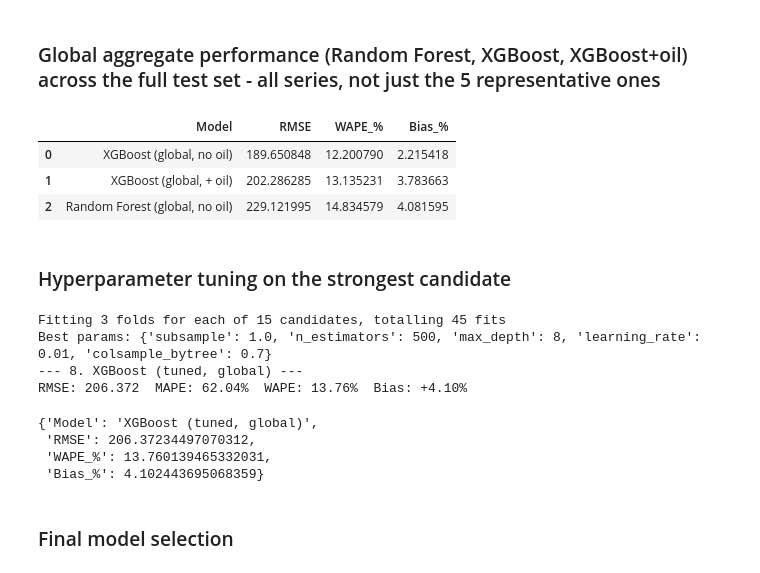
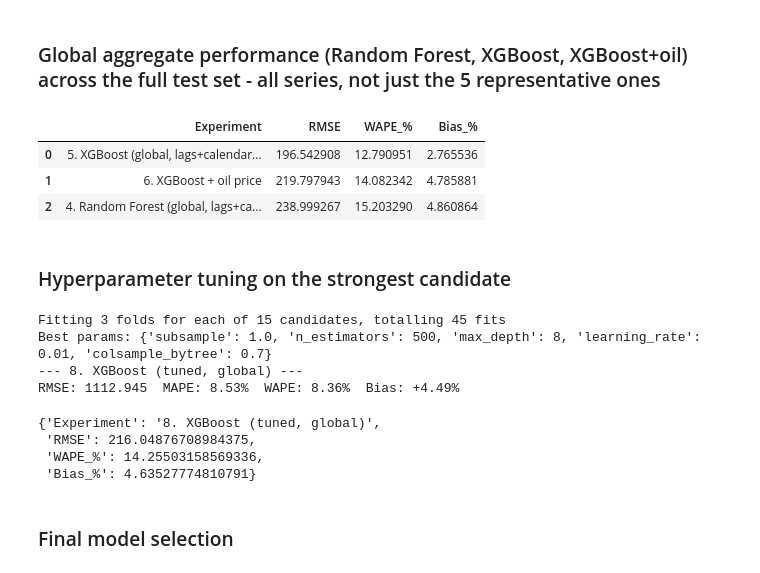
Before and after one commit to Sudharshan205-Proj/retail-demand-forecasting, a Jupyter notebook: retail-demand-forecasting.ipynb, the cells around one changed output. Drawn from its saved outputs; the diff is of its cells as text; code cells hidden in the pictures.

```diff
--- a/retail-demand-forecasting.ipynb
+++ b/retail-demand-forecasting.ipynb
@@ -668,10 +667,17 @@ data = data.merge(oil_filled, on="date", how="left")
 
 data["is_holiday"] = data["date"].isin(holiday_dates).astype("int8")
 
-data = data.merge(transactions, on=["date", "store_nbr"], how="left")
-data["transactions"] = data.groupby("store_nbr", observed=True)["transactions"].transform(
-    lambda s: s.fillna(s.median())
-)
+# Previous-day transactions: same-day traffic isn't known at forecast time (and test.csv has no
+# transactions), so the feature is each store's transaction count from the day before.
+transactions_lag1 = transactions.assign(date=transactions["date"] + pd.Timedelta(days=1))
+transactions_lag1 = transactions_lag1.rename(columns={"transactions": "transactions_lag_1"})
+data = data.merge(transactions_lag1, on=["date", "store_nbr"], how="left")
+
+# Fill gaps with each store's own median, computed on pre-validation dates only (no look-ahead).
+fill_cutoff = train["date"].max() - pd.Timedelta(days=29)   # = validation start (15-day val + 15-day test)
+store_median = transactions[transactions["date"] < fill_cutoff].groupby("store_nbr")["transactions"].median()
+data["transactions_lag_1"] = data["transactions_lag_1"].fillna(data["store_nbr"].map(store_median))
+data["transactions_lag_1"] = data["transactions_lag_1"].fillna(transactions["transactions"].median())
 
 print(f"Merged shape: {data.shape}")
 data.head()
@@ -726,7 +732,7 @@ feature_cols_base = [
     "onpromotion", "any_promotion", "is_holiday", "cluster",
     "sales_lag_7", "sales_lag_14", "sales_lag_28",
     "rolling_mean_7", "rolling_mean_28", "rolling_std_7",
-    "dayofweek", "month", "day", "is_weekend", "transactions",
+    "dayofweek", "month", "day", "is_weekend", "transactions_lag_1",
 ] + [c for c in data.columns if c.startswith("family_") or c.startswith("store_type_")]
 
 feature_cols_with_oil = feature_cols_base + ["oil_price", "oil_price_change"]
@@ -1101,27 +1121,27 @@ results_df
 # %%
 global_results = []
 
 def evaluate_global(name, y_true, y_pred):
     metrics = {
-        "Model": name,
+        "Experiment": name,
         "RMSE": rmse(y_true, y_pred),
         "WAPE_%": wape(y_true, y_pred),
         "Bias_%": forecast_bias(y_true, y_pred),
     }
     global_results.append(metrics)
     return metrics
 
-evaluate_global("Random Forest (global, no oil)", y_test_full.values, rf_pred_full)
-evaluate_global("XGBoost (global, no oil)", y_test_full.values, xgb_pred_full)
-evaluate_global("XGBoost (global, + oil)", y_test_full.values, xgb_oil_pred_full)
+evaluate_global("4. Random Forest (global, lags+calendar+promo+holiday)", y_test_full.values, rf_pred_full)
+evaluate_global("5. XGBoost (global, lags+calendar+promo+holiday)", y_test_full.values, xgb_pred_full)
+evaluate_global("6. XGBoost + oil price", y_test_full.values, xgb_oil_pred_full)
 
 global_results_df = pd.DataFrame(global_results).sort_values("WAPE_%").reset_index(drop=True)
 global_results_df
 # %% [output]
-|  | Model | RMSE | WAPE_% | Bias_% |
-| 0 | XGBoost (global, no oil) | 189.650848 | 12.200790 | 2.215418 |
-| 1 | XGBoost (global, + oil) | 202.286285 | 13.135231 | 3.783663 |
-| 2 | Random Forest (global, no oil) | 229.121995 | 14.834579 | 4.081595 |
+|  | Experiment | RMSE | WAPE_% | Bias_% |
+| 0 | 5. XGBoost (global, lags+calendar... | 196.542908 | 12.790951 | 2.765536 |
+| 1 | 6. XGBoost + oil price | 219.797943 | 14.082342 | 4.785881 |
+| 2 | 4. Random Forest (global, lags+ca... | 238.999267 | 15.203290 | 4.860864 |
 # %% [markdown]
 ### Hyperparameter tuning on the strongest candidate
 # %%
@@ -1143,24 +1163,30 @@ search = RandomizedSearchCV(
     xgb_base, param_distributions=param_dist, n_iter=15, scoring="neg_root_mean_squared_error",
     cv=tscv, random_state=RANDOM_STATE, n_jobs=-1, verbose=1,
 )
-search.fit(X_train_full, y_train_full)
+# TimeSeriesSplit splits by row position, and train_df is ordered by store x family x date, so
+# sort by date first - otherwise the "time" folds would be blocks of stores, not blocks of time.
+date_order = train_df["date"].sort_values(kind="stable").index
+X_train_sorted = X_train_full.loc[date_order]
+y_train_sorted = y_train_full.loc[date_order]
+
+search.fit(X_train_sorted, y_train_sorted)
 
 print("Best params:", search.best_params_)
 
 best_model = search.best_estimator_
 best_pred_full = best_model.predict(X_test_full)
 
-evaluate_forecast("8. XGBoost (tuned, global)", y_test_full.values, best_pred_full)
-evaluate_global("XGBoost (tuned, global)", y_test_full.values, best_pred_full)
+evaluate_forecast("8. XGBoost (tuned, global)", y_test_full.values[rep_mask], best_pred_full[rep_mask])
+evaluate_global("8. XGBoost (tuned, global)", y_test_full.values, best_pred_full)
 # %% [output]
 Fitting 3 folds for each of 15 candidates, totalling 45 fits
 Best params: {'subsample': 1.0, 'n_estimators': 500, 'max_depth': 8, 'learning_rate': 0.01, 'colsample_bytree': 0.7}
 --- 8. XGBoost (tuned, global) ---
-RMSE: 206.372  MAPE: 62.04%  WAPE: 13.76%  Bias: +4.10%
+RMSE: 1112.945  MAPE: 8.53%  WAPE: 8.36%  Bias: +4.49%
-{'Model': 'XGBoost (tuned, global)',
- 'RMSE': 206.37234497070312,
- 'WAPE_%': 13.760139465332031,
- 'Bias_%': 4.102443695068359}
+{'Experiment': '8. XGBoost (tuned, global)',
+ 'RMSE': 216.04876708984375,
+ 'WAPE_%': 14.25503158569336,
+ 'Bias_%': 4.63527774810791}
 # %% [markdown]
 ### Final model selection
 # %%
```
Also changed, not shown: parts of 26 cells of this notebook, 12 other files.
